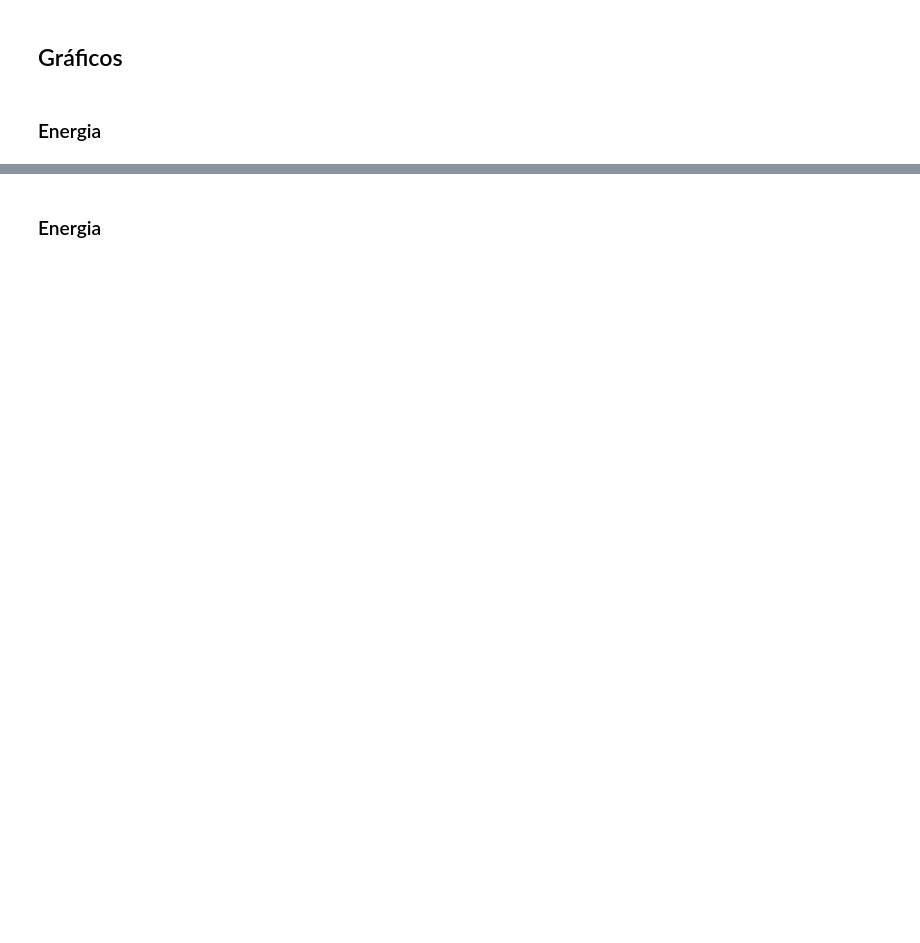
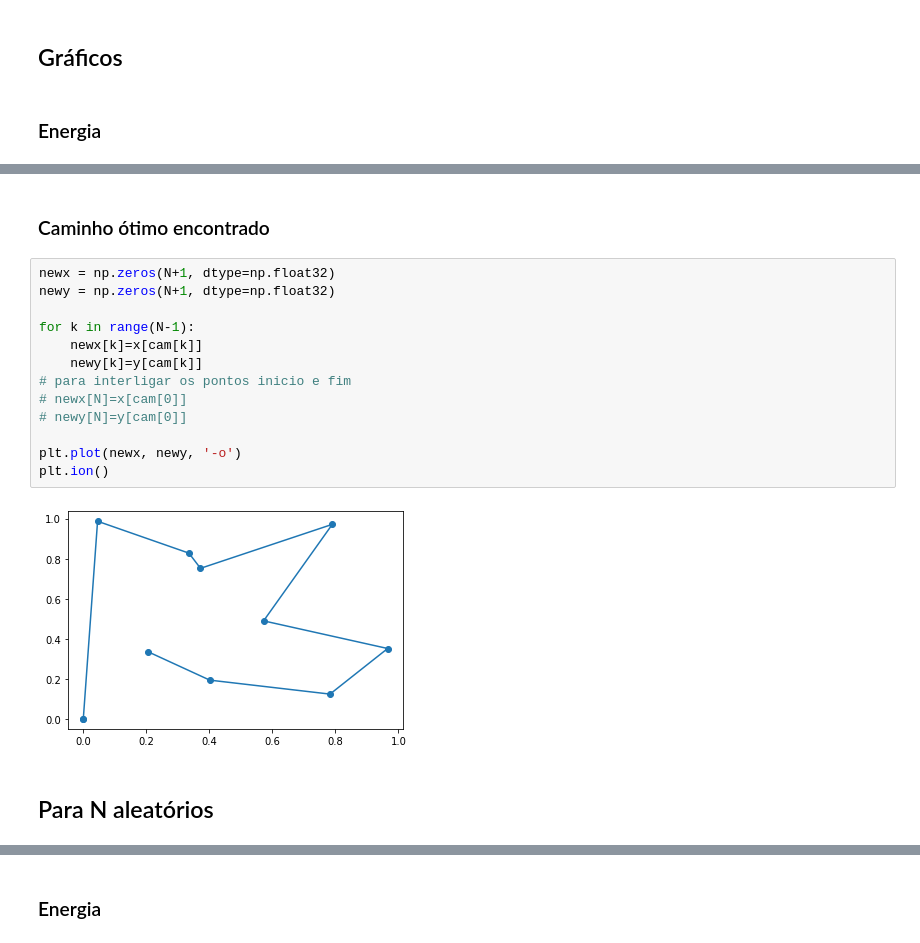
Before and after one commit to nuttka/ifec, a Jupyter notebook: lista6/lista6.ipynb, the cells around one changed output, grey strips where cells are left out. Saved outputs shown, nothing was run; the diff lists cells and outputs as text; blank space fills up the shorter version.

```diff
--- a/lista6/lista6.ipynb
+++ b/lista6/lista6.ipynb
@@ -303,0 +191,19 @@ for i in t:
+# %% [markdown]
+### Caminho ótimo encontrado
+# %%
+newx = np.zeros(N+1, dtype=np.float32)
+newy = np.zeros(N+1, dtype=np.float32)
+
+for k in range(N-1):
+    newx[k]=x[cam[k]]
+    newy[k]=y[cam[k]]
+# para interligar os pontos inicio e fim
+# newx[N]=x[cam[0]]
+# newy[N]=y[cam[0]]
+
+plt.plot(newx, newy, '-o')
+plt.ion()
+# %% [output]
+[figure, added]
+# %% [markdown]
+## Para N aleatórios
```
Also changed, not shown: parts of 64 cells of this notebook, 2 other files.
